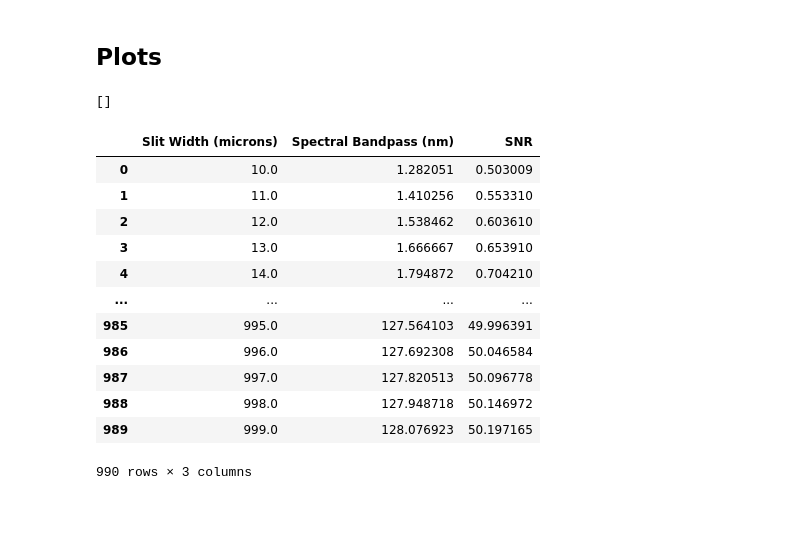
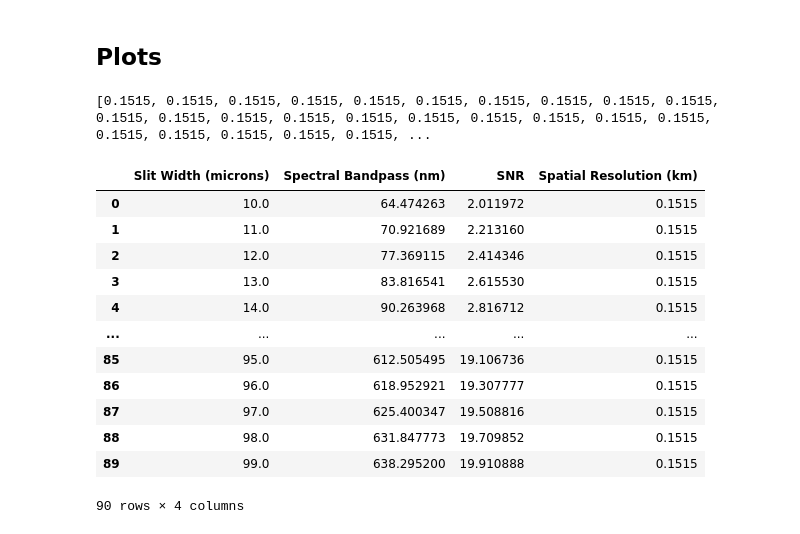
Before and after one commit to utat-ss/architect, a Jupyter notebook: tradebooks/slit_width_braden.ipynb, the cells around one changed output. Cells and saved outputs as stored; diff of their text form; code cells hidden in the pictures.

Commit message:
Updated constant values and added the plot for spatial resolution

```diff
--- a/tradebooks/slit_width_braden.ipynb
+++ b/tradebooks/slit_width_braden.ipynb
@@ -40,9 +38,11 @@ beam_diameter = 12 * unit.mm
 fringe_frequency = 400 / unit.mm
 skew_angle = np.array([0, 0]) * unit.deg
 orbital_altitude = 505 * unit.km
+incident_angle = 36.3 * unit.deg
+spectral_order = 1
 
 # variables
-widths = np.arange(start=10, stop=1000, step=1) * unit.micrometer
+widths = np.arange(start=10, stop=100, step=1) * unit.micrometer
 # %% [markdown]
 ### Instantiation
 # %%
@@ -76,7 +74,9 @@ for width in widths:
     )
 
     # Determine the bandpass with the new slit width
-    bandpass_measurement = payload.get_bandpass().to(unit.nm)
+    bandpass_measurement = payload.get_bandpass(
+        width, incident_angle, spectral_order
+    )  # .to(unit.nm)
     bandpass.append(bandpass_measurement.value)
 
     # Determine the SNR for the new slit width
@@ -97,37 +97,38 @@ for width in widths:
 # %%
 print(spatial_resolution)
 widths_label = "Slit Width (microns)"
 bandpass_label = "Spectral Bandpass (nm)"
 snr_label = "SNR"
 spatial_resolution_label = "Spatial Resolution (km)"
 data = {
     widths_label: widths[:],
     bandpass_label: bandpass[:],
     snr_label: snr[:],
+    spatial_resolution_label: spatial_resolution[:],
 }
 
 df = pd.DataFrame.from_dict(data=data)
 fig = plot.line(
     df=df,
     x=widths_label,
-    y=[bandpass_label, snr_label],
+    y=[bandpass_label, snr_label, spatial_resolution_label],
     title="Slit Width Trade Off",
     dark=True,
 )
 fig.show()
 display(df)
 # %% [output]
-[]
+[0.1515, 0.1515, 0.1515, 0.1515, 0.1515, 0.1515, 0.1515, 0.1515, 0.1515, 0.1515, 0.1515, 0.1515, 0.1515, 0.1515, 0.1515, 0.1515, 0.1515, 0.1515, 0.1515, 0.1515, 0.1515, 0.1515, 0.1515, 0.1515, 0.1515, ...
-|  | Slit Width (microns) | Spectral Bandpass (nm) | SNR |
-| 0 | 10.0 | 1.282051 | 0.503009 |
-| 1 | 11.0 | 1.410256 | 0.553310 |
-| 2 | 12.0 | 1.538462 | 0.603610 |
-| 3 | 13.0 | 1.666667 | 0.653910 |
-| 4 | 14.0 | 1.794872 | 0.704210 |
-| ... | ... | ... | ... |
-| 985 | 995.0 | 127.564103 | 49.996391 |
-| 986 | 996.0 | 127.692308 | 50.046584 |
-| 987 | 997.0 | 127.820513 | 50.096778 |
-| 988 | 998.0 | 127.948718 | 50.146972 |
-| 989 | 999.0 | 128.076923 | 50.197165 |
+|  | Slit Width (microns) | Spectral Bandpass (nm) | SNR | Spatial Resolution (km) |
+| 0 | 10.0 | 64.474263 | 2.011972 | 0.1515 |
+| 1 | 11.0 | 70.921689 | 2.213160 | 0.1515 |
+| 2 | 12.0 | 77.369115 | 2.414346 | 0.1515 |
+| 3 | 13.0 | 83.816541 | 2.615530 | 0.1515 |
+| 4 | 14.0 | 90.263968 | 2.816712 | 0.1515 |
+| ... | ... | ... | ... | ... |
+| 85 | 95.0 | 612.505495 | 19.106736 | 0.1515 |
+| 86 | 96.0 | 618.952921 | 19.307777 | 0.1515 |
+| 87 | 97.0 | 625.400347 | 19.508816 | 0.1515 |
+| 88 | 98.0 | 631.847773 | 19.709852 | 0.1515 |
+| 89 | 99.0 | 638.295200 | 19.910888 | 0.1515 |
-990 rows × 3 columns
+90 rows × 4 columns
```
Also changed, not shown: parts of 2 cells of this notebook.
